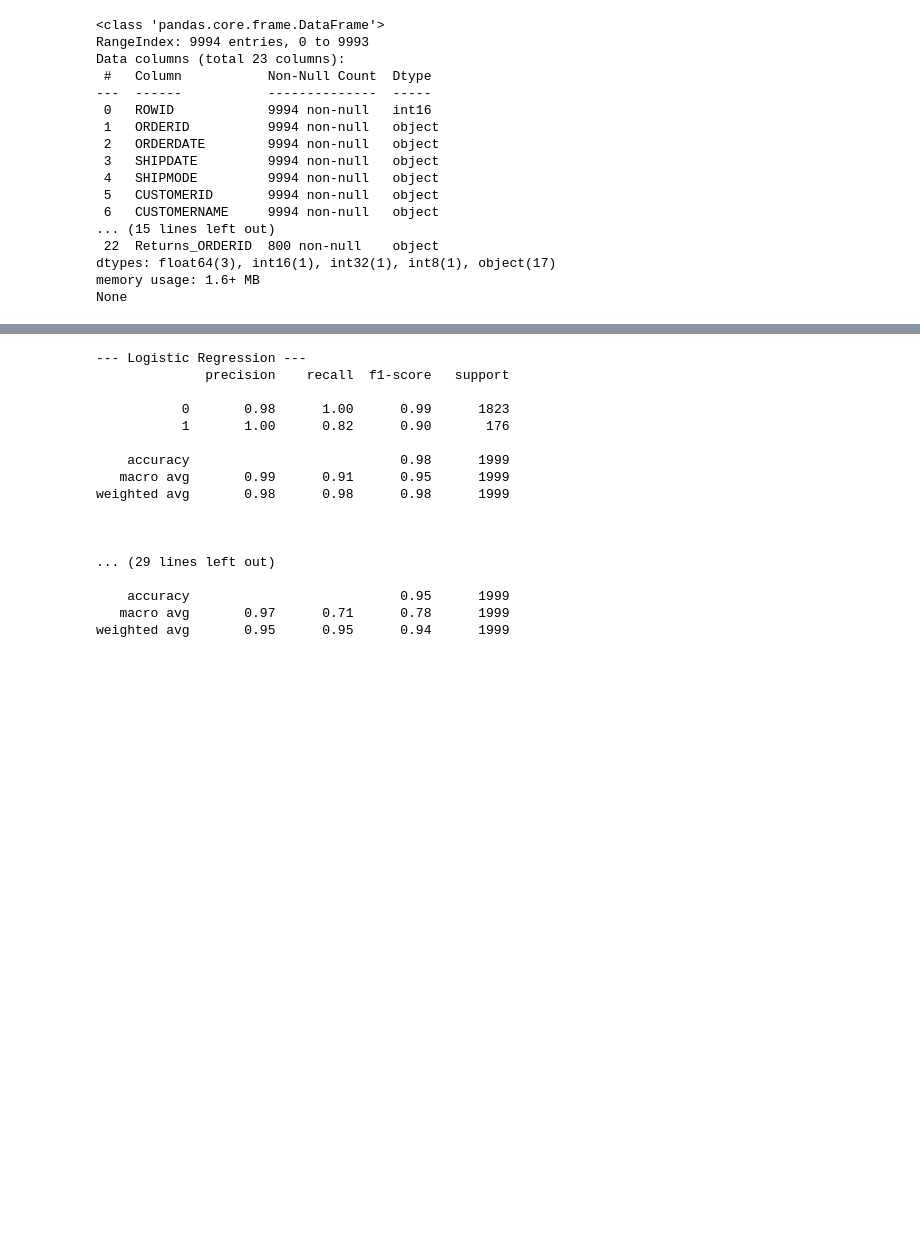
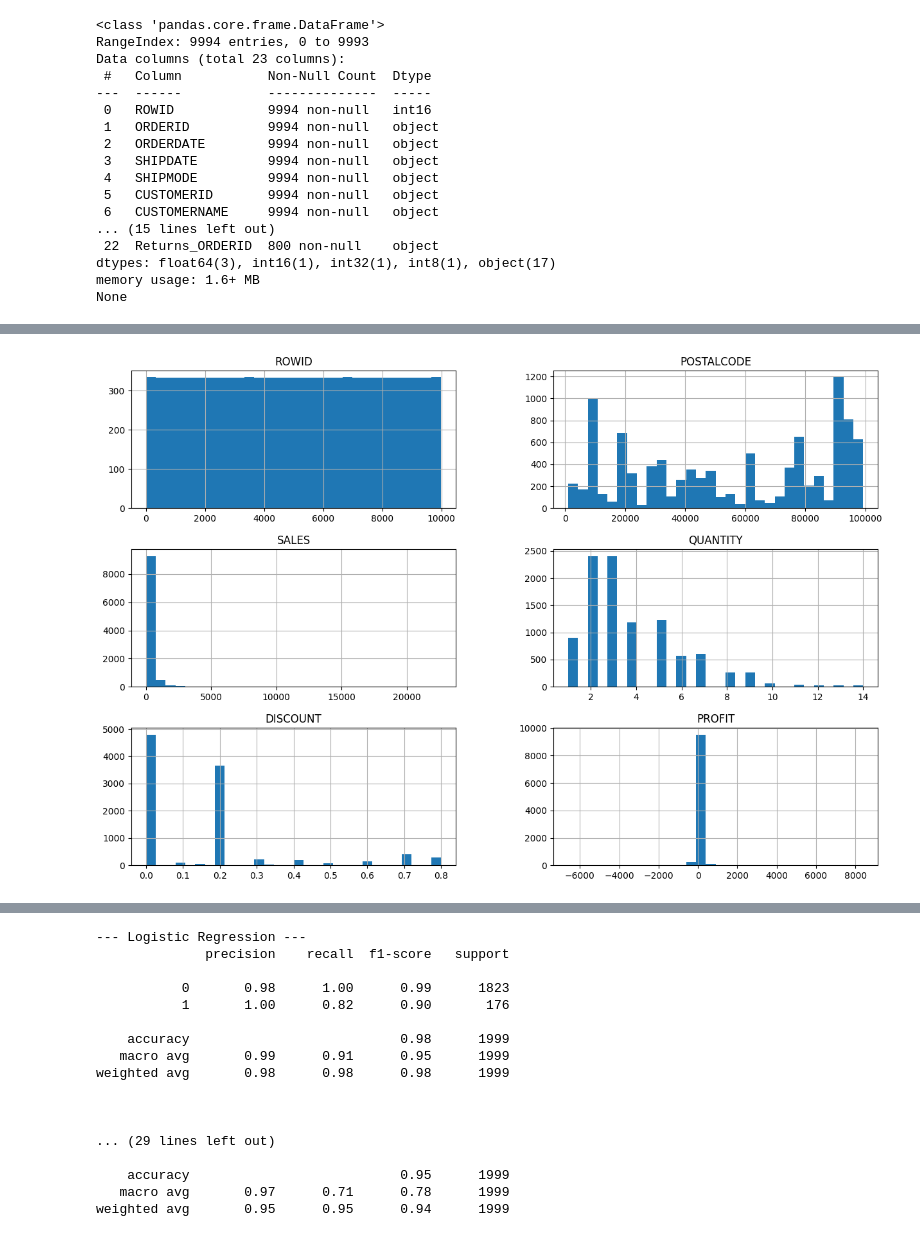
Before and after one commit to MandalaSandeep0704/Sandeep, a Jupyter notebook: Untitled.ipynb, the cells around one changed output, grey strips where cells are left out. Cells and saved outputs as stored; diff of their text form; code cells hidden in the pictures; blank space fills up the shorter version.

```diff
--- a/Untitled.ipynb
+++ b/Untitled.ipynb
@@ -109,3 +163,9 @@ None
+# %%
+# Histograms for numerical columns
+final_data.hist(bins=30, figsize=(15, 10))
+plt.show()
+# %% [output]
+[figure, added]
 # %%
 final_data['Return Status'] = final_data['RETURNED'].apply(lambda x:1 if x==True else 0)
 # %%
```
Also changed, not shown: parts of 4 cells of this notebook.
